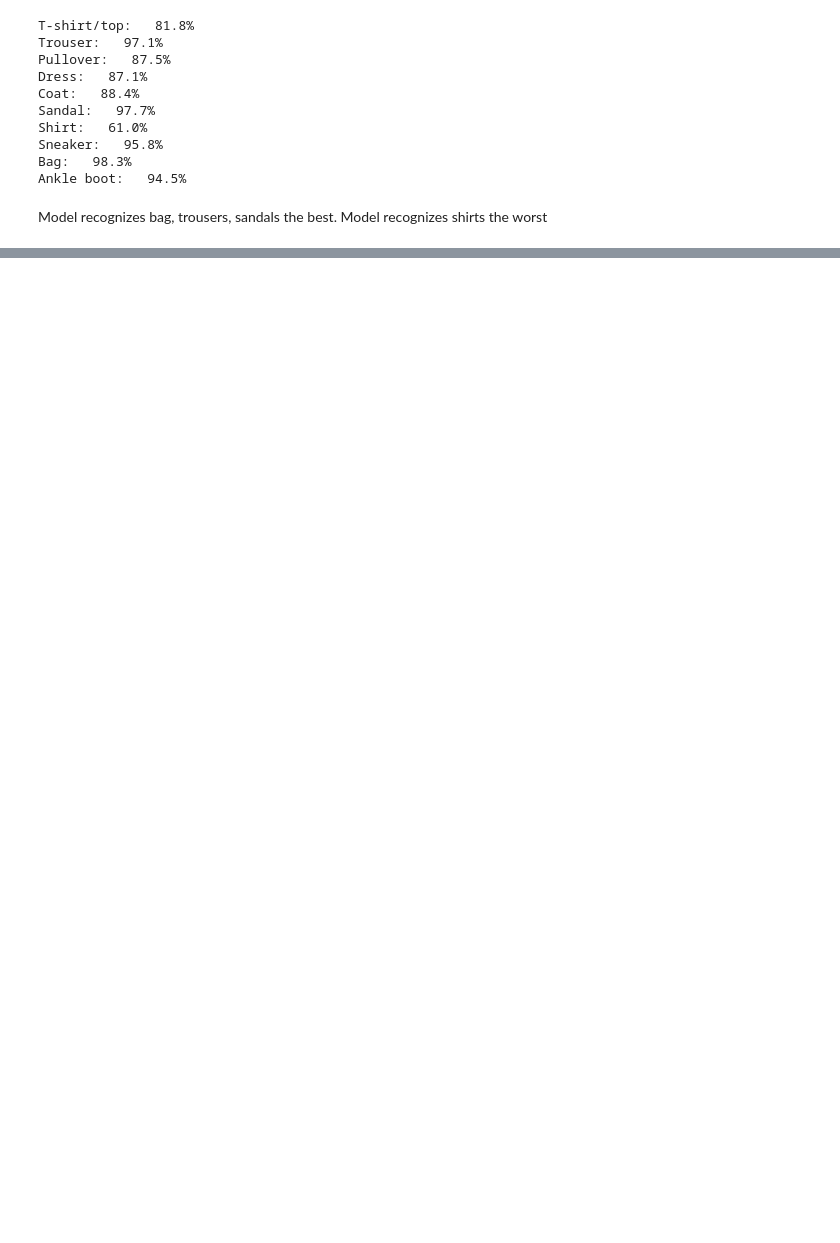
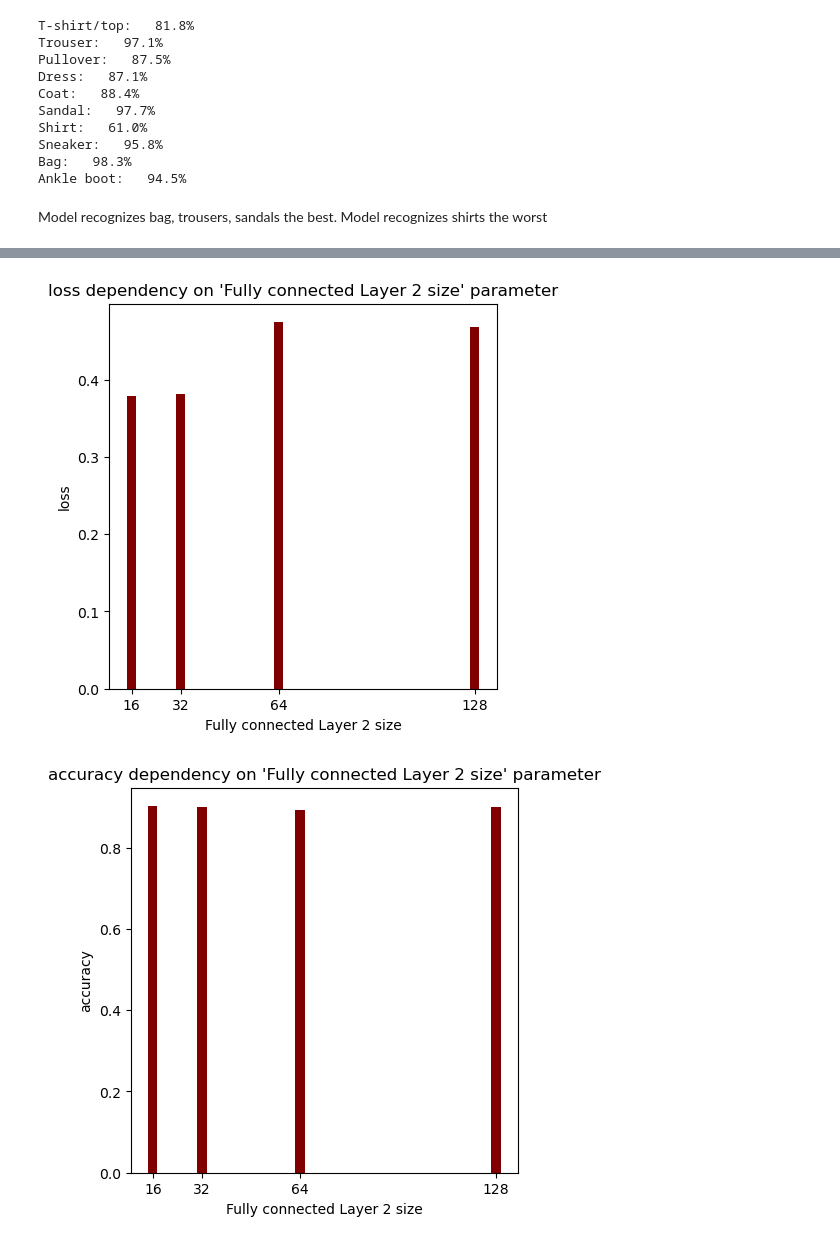
Before and after one commit to kirill26031/fashion-mnist, a Jupyter notebook: hw.ipynb, the cells around one changed output, grey strips where cells are left out. Cells and saved outputs as stored; diff of their text form; code cells hidden in the pictures; blank space fills up the shorter version.

```diff
--- a/hw.ipynb
+++ b/hw.ipynb
@@ -428,0 +478,7 @@ conv1_runs = explore_adjacent_to_best(best_config, "conv1_out", conv_size_scope)
+# %%
+fc2_runs = explore_adjacent_to_best(best_config, "fc2_out", fc_size_scope)
+show_impact(fc_size_scope, fc2_runs, "Fully connected Layer 2 size", "loss")
+show_impact(fc_size_scope, fc2_runs, "Fully connected Layer 2 size", "accuracy")
+# %% [output]
+[figure, added]
+[figure, added]
```
Also changed, not shown: parts of 12 cells of this notebook.
